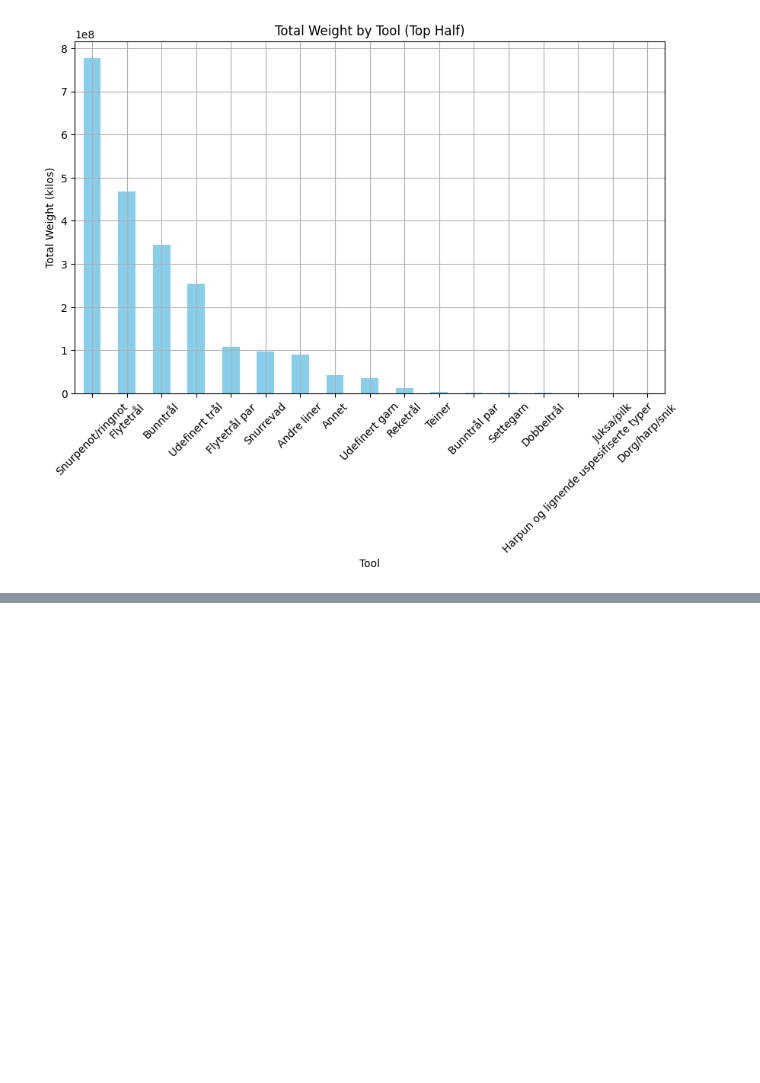
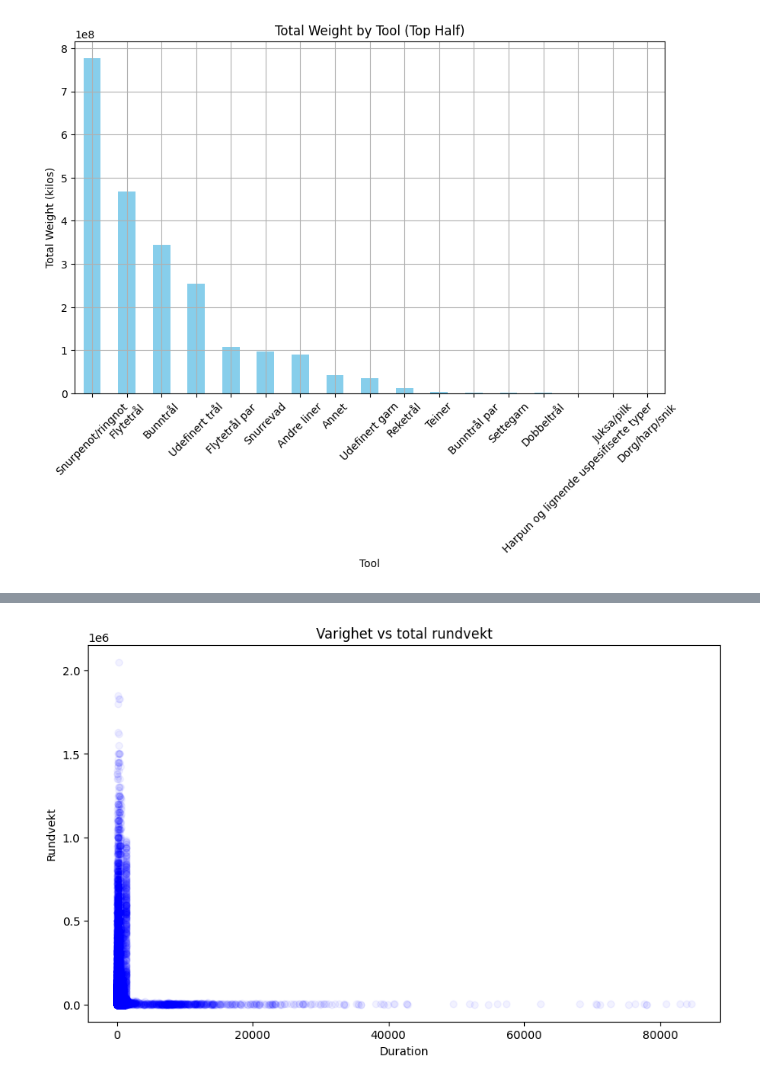
Before and after one commit to StaaleKarlstad/INFO284, a Jupyter notebook: Notebooks/catch_explore.ipynb, the cells around one changed output, grey strips where cells are left out. Cells and saved outputs as stored; diff of their text form; code cells hidden in the pictures; blank space fills up the shorter version.

```diff
--- a/Notebooks/catch_explore.ipynb
+++ b/Notebooks/catch_explore.ipynb
@@ -207,0 +229,11 @@ plt.show()
+# %%
+reports_duration = reports['Varighet'].mean()
+# %%
+plt.figure(figsize=(10, 6))
+plt.scatter(reports_duration, reports_weight, color='blue', alpha=0.05)  # alpha just controls transparency
+plt.title('Varighet vs total rundvekt')
+plt.xlabel('Duration')
+plt.ylabel('Rundvekt')
+plt.show()
+# %% [output]
+[figure, added]
```
Also changed, not shown: parts of 11 cells of this notebook.
